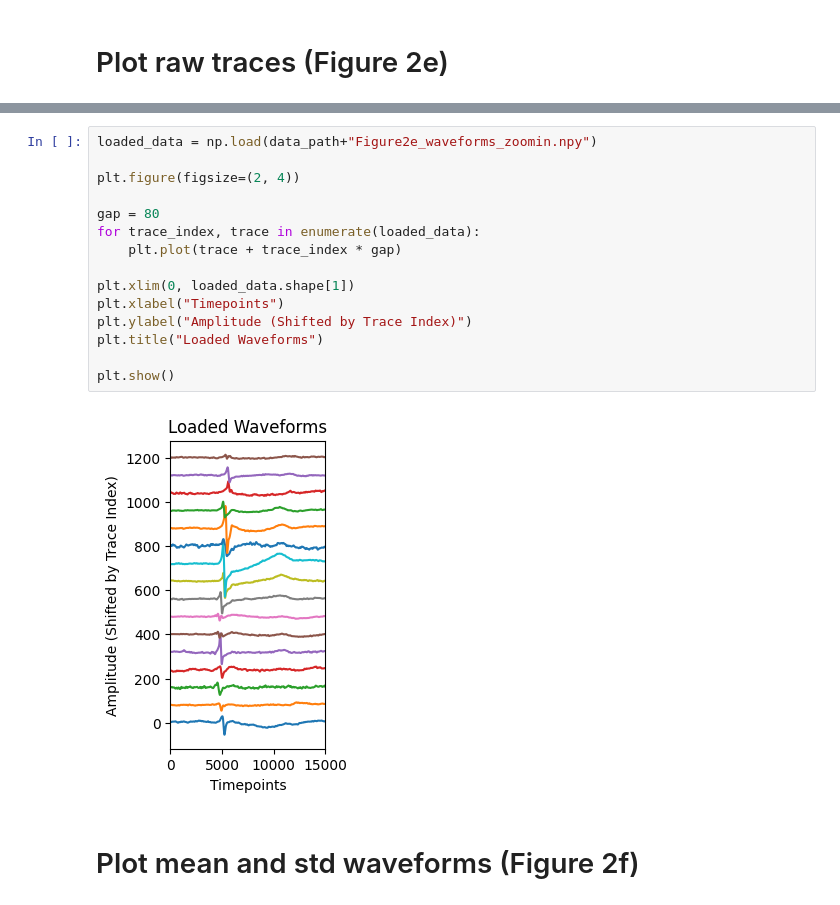
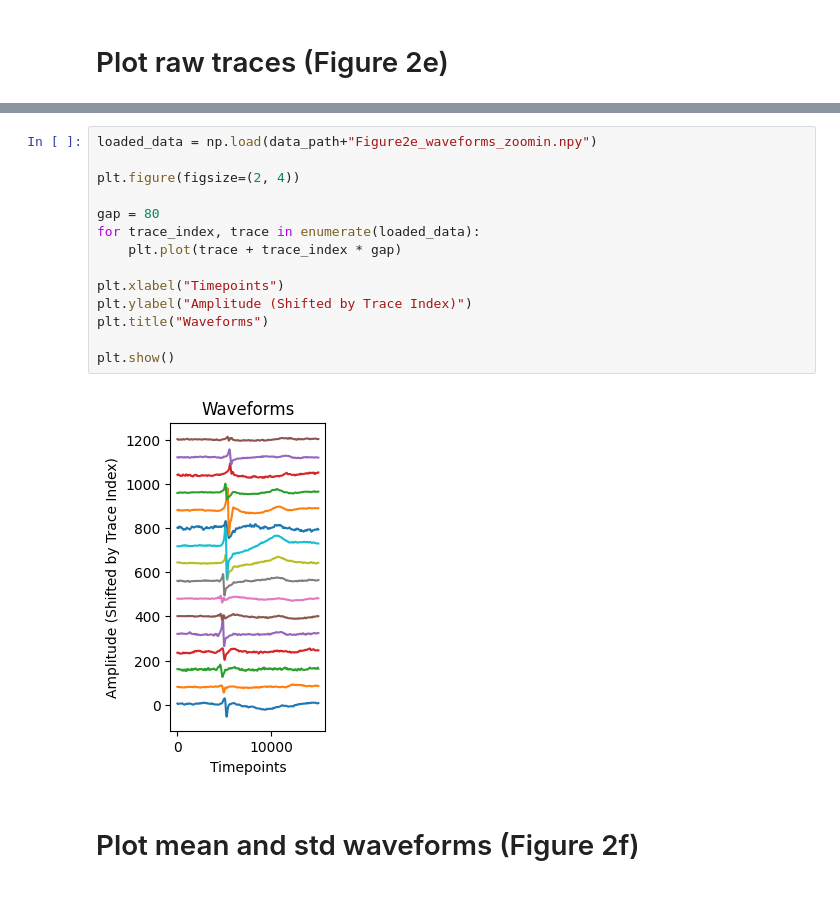
Before and after one commit to LiuLab-Bioelectronics-Harvard/Graphene_seq, a Jupyter notebook: notebooks/Figure2.ipynb, the cells around one changed output, grey strips where cells are left out. Drawn from its saved outputs; the diff is of its cells as text.

Commit message:
revision_update
Updated data and figures during revision

```diff
--- a/notebooks/Figure2.ipynb
+++ b/notebooks/Figure2.ipynb
@@ -32,20 +31,19 @@ plt.show()
 # %%
 loaded_data = np.load(data_path+"Figure2e_waveforms_zoomin.npy")
 
 plt.figure(figsize=(2, 4))
 
 gap = 80
 for trace_index, trace in enumerate(loaded_data):
     plt.plot(trace + trace_index * gap)
 
-plt.xlim(0, loaded_data.shape[1])
 plt.xlabel("Timepoints")
 plt.ylabel("Amplitude (Shifted by Trace Index)")
-plt.title("Loaded Waveforms")
+plt.title("Waveforms")
 
 plt.show()
 # %% [output]
-[figure, old version]
+[figure, new version]
 # %% [markdown]
 # Plot mean and std waveforms (Figure 2f)
 # %% [markdown]
```
Also changed, not shown: parts of 1 cell of this notebook, 16 other files.
